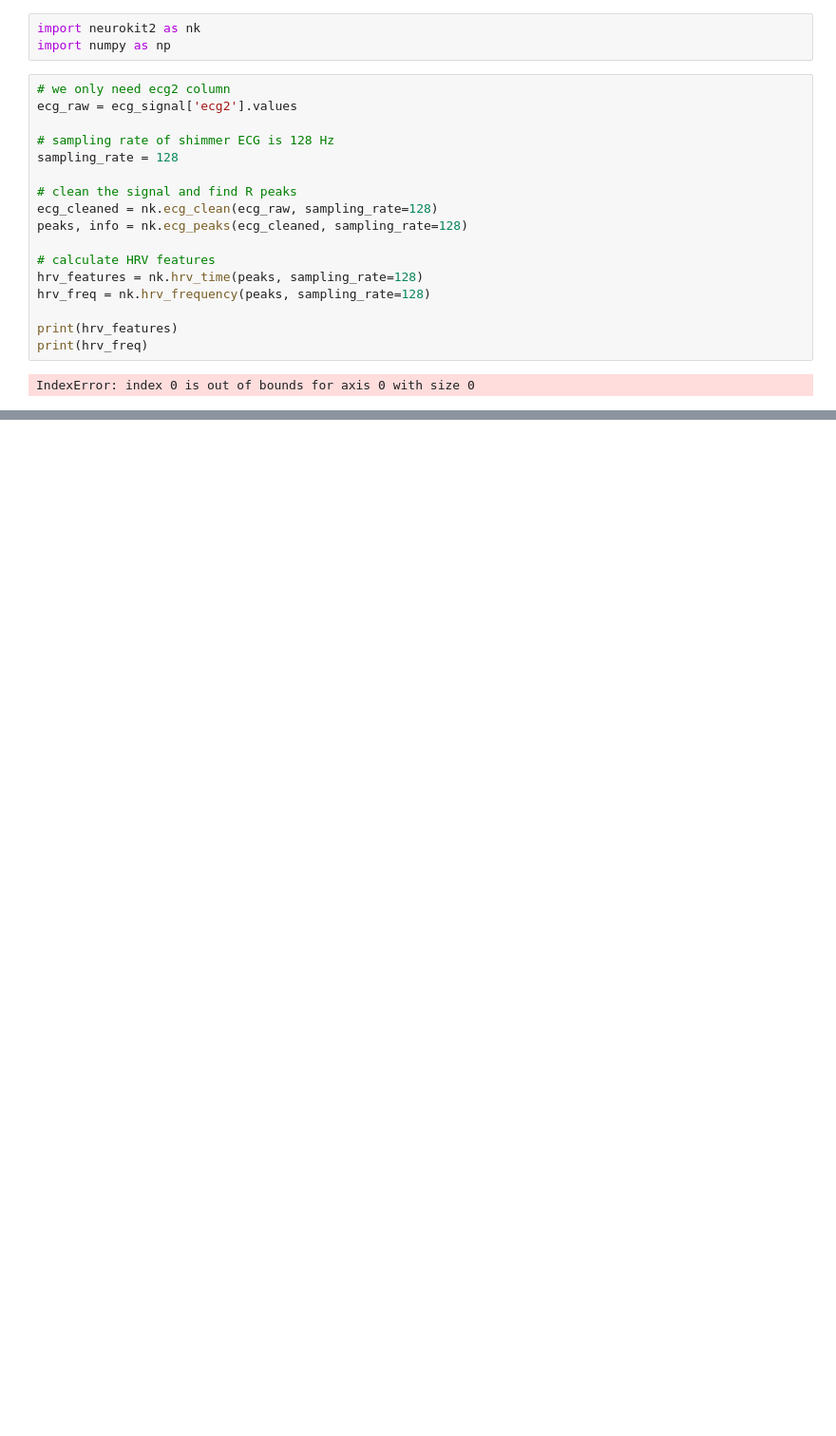
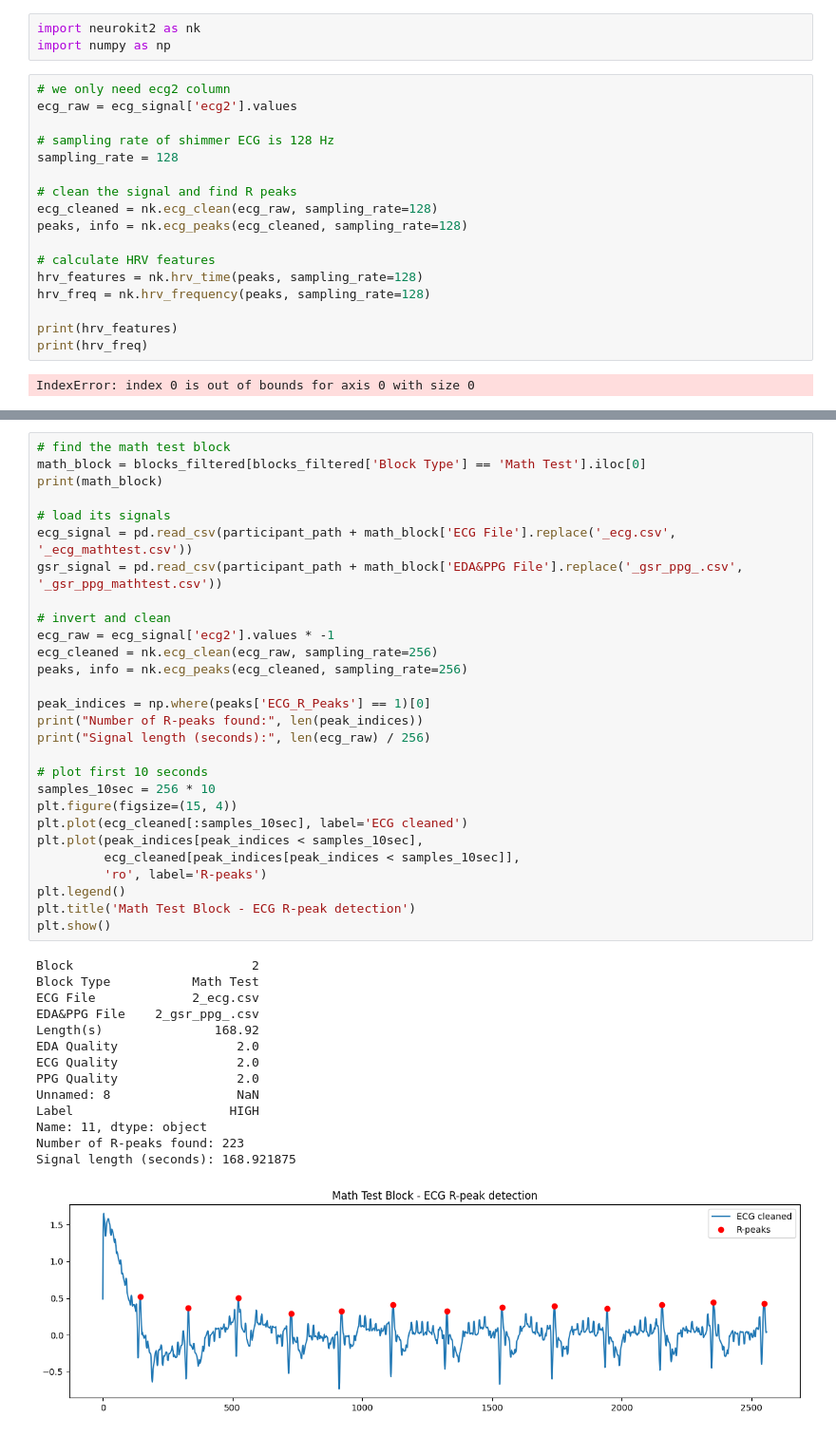
Before and after one commit to diablo010/cognitive-load-physio, a Jupyter notebook: Model1.ipynb, the cells around one changed output, grey strips where cells are left out. Shown at 95% size. Saved outputs shown, nothing was run; the diff lists cells and outputs as text; blank space fills up the shorter version.

Commit message:
cog load model

```diff
--- a/Model1.ipynb
+++ b/Model1.ipynb
@@ -228,0 +333,43 @@ IndexError: index 0 is out of bounds for axis 0 with size 0
+# %%
+# find the math test block
+math_block = blocks_filtered[blocks_filtered['Block Type'] == 'Math Test'].iloc[0]
+print(math_block)
+
+# load its signals
+ecg_signal = pd.read_csv(participant_path + math_block['ECG File'].replace('_ecg.csv', '_ecg_mathtest.csv'))
+gsr_signal = pd.read_csv(participant_path + math_block['EDA&PPG File'].replace('_gsr_ppg_.csv', '_gsr_ppg_mathtest.csv'))
+
+# invert and clean
+ecg_raw = ecg_signal['ecg2'].values * -1
+ecg_cleaned = nk.ecg_clean(ecg_raw, sampling_rate=256)
+peaks, info = nk.ecg_peaks(ecg_cleaned, sampling_rate=256)
+
+peak_indices = np.where(peaks['ECG_R_Peaks'] == 1)[0]
+print("Number of R-peaks found:", len(peak_indices))
+print("Signal length (seconds):", len(ecg_raw) / 256)
+
+# plot first 10 seconds
+samples_10sec = 256 * 10
+plt.figure(figsize=(15, 4))
+plt.plot(ecg_cleaned[:samples_10sec], label='ECG cleaned')
+plt.plot(peak_indices[peak_indices < samples_10sec],
+         ecg_cleaned[peak_indices[peak_indices < samples_10sec]],
+         'ro', label='R-peaks')
+plt.legend()
+plt.title('Math Test Block - ECG R-peak detection')
+plt.show()
+# %% [output]
+Block                        2
+Block Type           Math Test
+ECG File             2_ecg.csv
+EDA&PPG File    2_gsr_ppg_.csv
+Length(s)               168.92
+EDA Quality                2.0
+ECG Quality                2.0
+PPG Quality                2.0
+Unnamed: 8                 NaN
+Label                     HIGH
+Name: 11, dtype: object
+Number of R-peaks found: 223
+Signal length (seconds): 168.921875
+[figure, added]
```
Also changed, not shown: parts of 15 cells of this notebook.
